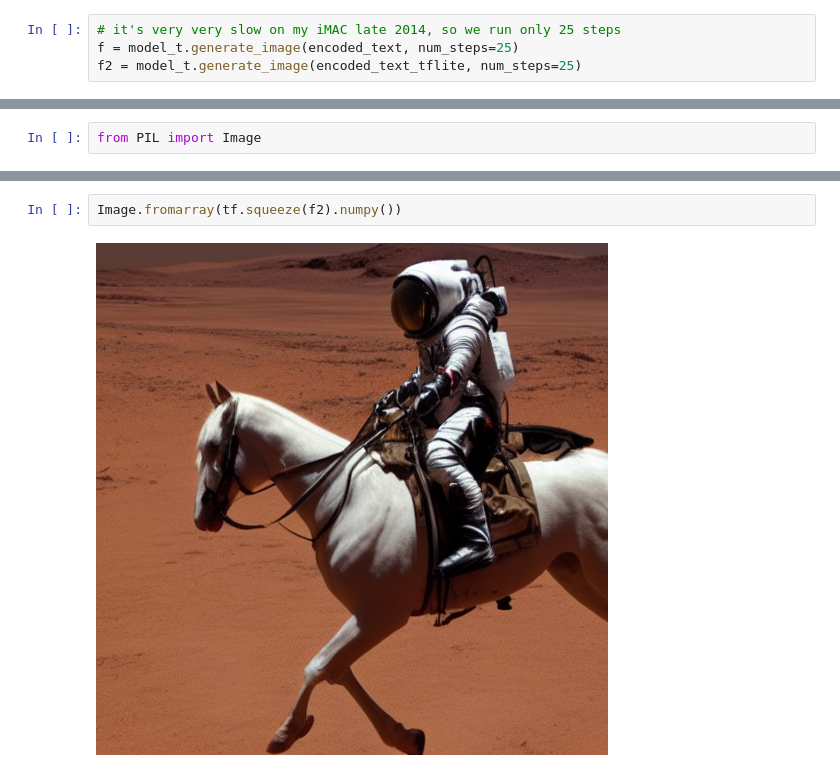
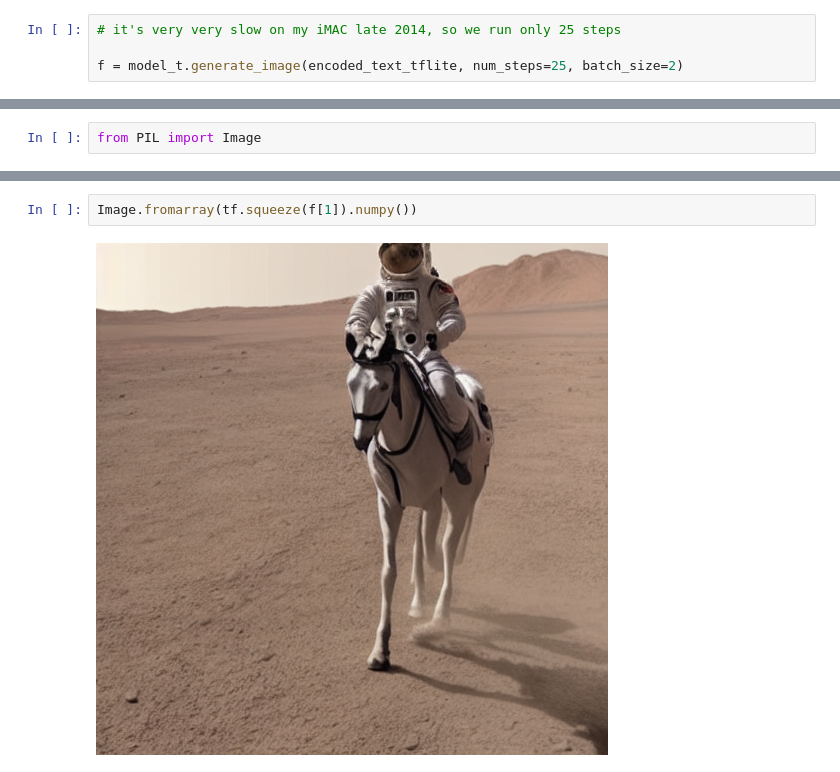
Before and after one commit to freedomtan/keras_cv_stable_diffusion_to_tflite, a Jupyter notebook: text_to_image_using_converted_tflite_models.ipynb, the cells around one changed output, grey strips where cells are left out. Drawn from its saved outputs; the diff is of its cells as text.

Commit message:
add batch_size > 1 for fp32 tflite

```diff
--- a/text_to_image_using_converted_tflite_models.ipynb
+++ b/text_to_image_using_converted_tflite_models.ipynb
@@ -263,5 +270,5 @@ INFO: Created TensorFlow Lite XNNPACK delegate for CPU.
 # %%
 # it's very very slow on my iMAC late 2014, so we run only 25 steps
-f = model_t.generate_image(encoded_text, num_steps=25)
-f2 = model_t.generate_image(encoded_text_tflite, num_steps=25)
+
+f = model_t.generate_image(encoded_text_tflite, num_steps=25, batch_size=2)
 # %% [output]
@@ -276,4 +282,4 @@ Image.fromarray(tf.squeeze(f).numpy())
 # %%
-Image.fromarray(tf.squeeze(f2).numpy())
+Image.fromarray(tf.squeeze(f[1]).numpy())
 # %% [output]
-[figure, old version]
+[figure, new version]
```
Also changed, not shown: parts of 7 cells of this notebook.
